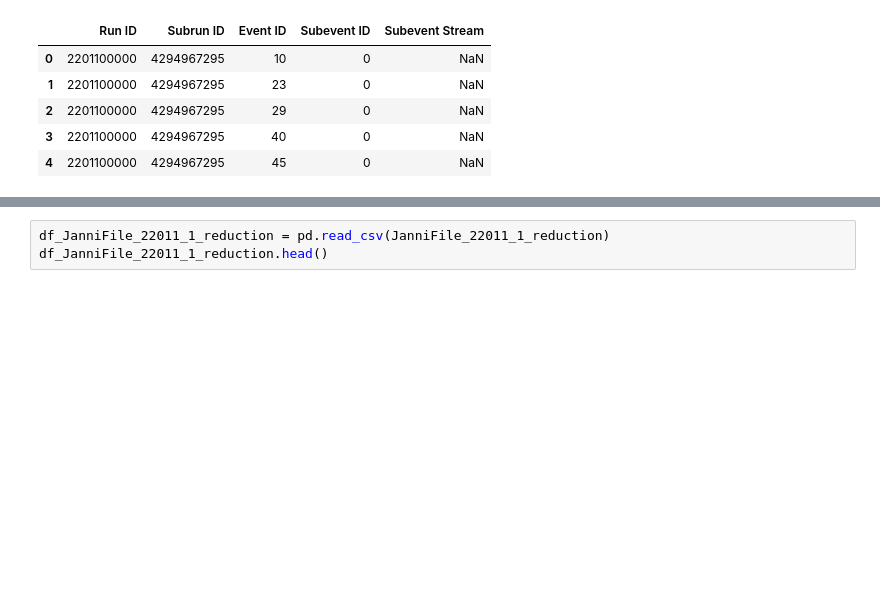
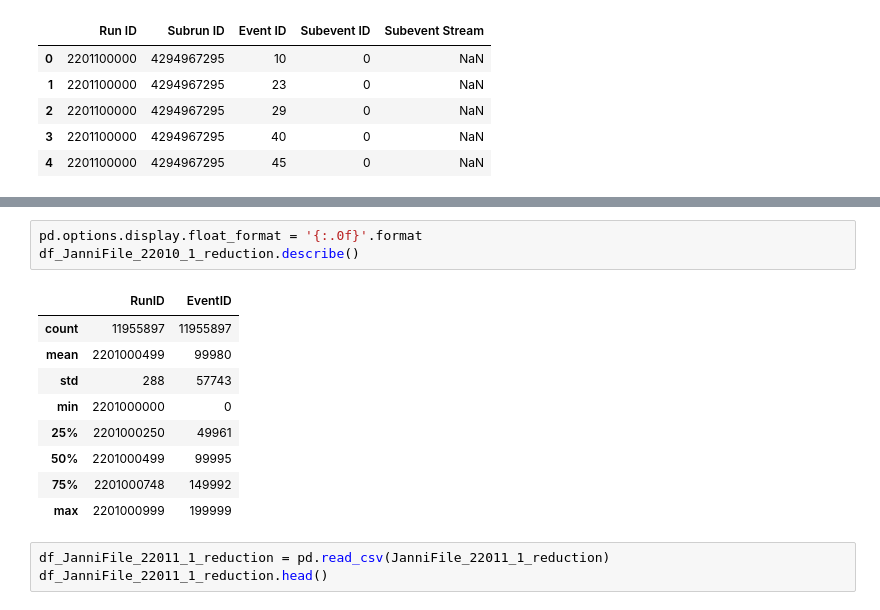
Before and after one commit to KUcyans/PMTfication, a Jupyter notebook: Selection/PMTfication_selection_Valentine.ipynb, the cells around one changed output, grey strips where cells are left out. Saved outputs shown, nothing was run; the diff lists cells and outputs as text; blank space fills up the shorter version.

```diff
--- a/Selection/PMTfication_selection_Valentine.ipynb
+++ b/Selection/PMTfication_selection_Valentine.ipynb
@@ -76,3 +134,16 @@ df_JanniFile_22010_1_reduction.head()
+# %%
+pd.options.display.float_format = '{:.0f}'.format
+df_JanniFile_22010_1_reduction.describe()
+# %% [output]
+|  | RunID | EventID |
+| count | 11955897 | 11955897 |
+| mean | 2201000499 | 99980 |
+| std | 288 | 57743 |
+| min | 2201000000 | 0 |
+| 25% | 2201000250 | 49961 |
+| 50% | 2201000499 | 99995 |
+| 75% | 2201000748 | 149992 |
+| max | 2201000999 | 199999 |
 # %%
 df_JanniFile_22011_1_reduction = pd.read_csv(JanniFile_22011_1_reduction)
 df_JanniFile_22011_1_reduction.head()
```
Also changed, not shown: parts of 4 cells of this notebook, 25 other files.
